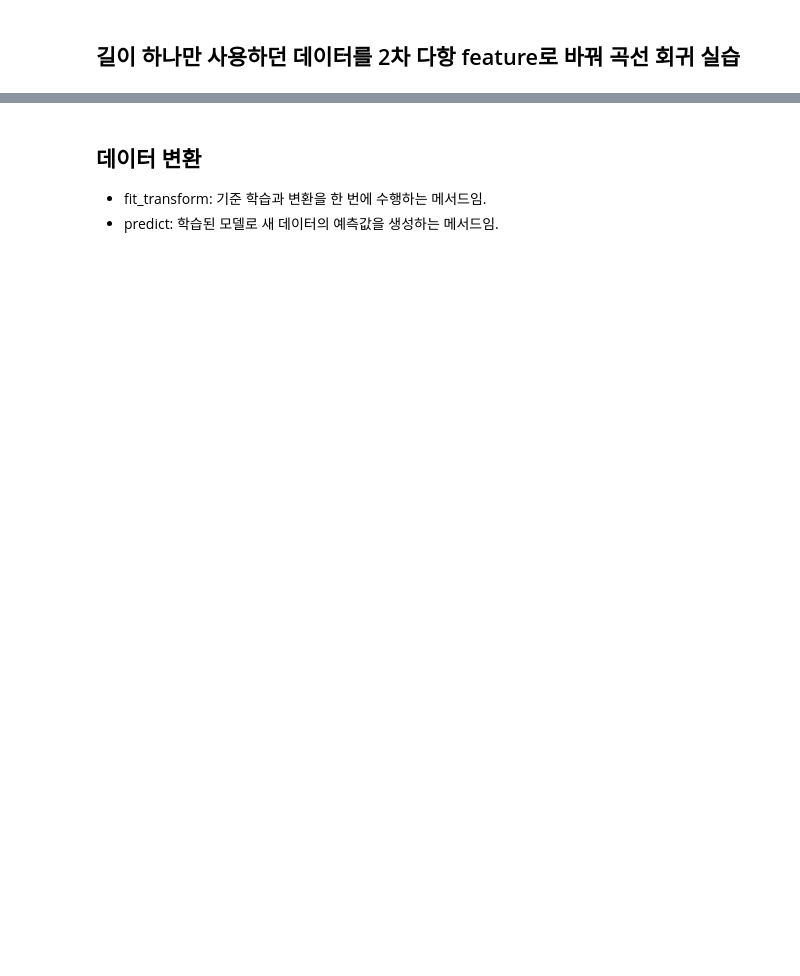
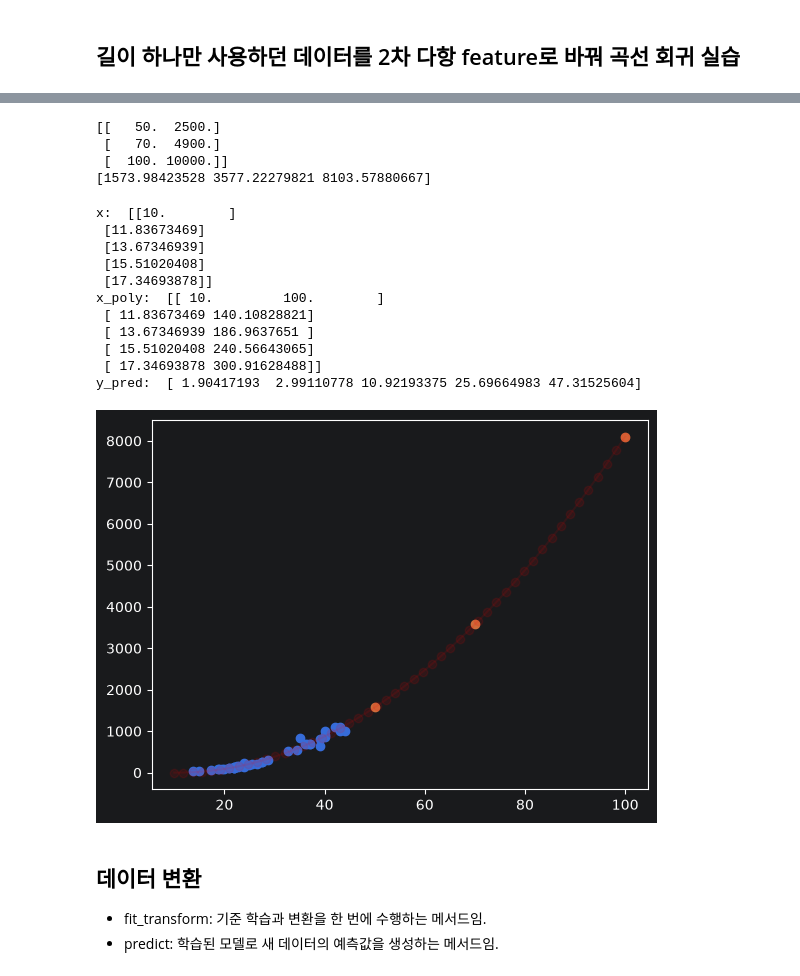
Before and after one commit to RabbitTasteDog-PRO/06_machine_learning, a Jupyter notebook: 02_regression/02_regression_overview.ipynb, the cells around one changed output, grey strips where cells are left out. Drawn from its saved outputs; the diff is of its cells as text; code cells hidden in the pictures; blank space fills up the shorter version.

```diff
--- a/02_regression/02_regression_overview.ipynb
+++ b/02_regression/02_regression_overview.ipynb
@@ -877,3 +882,62 @@ https://scikit-learn.org/stable/auto_examples/model_selection/plot_underfitting_
+# %%
+# 선형 모델 생성 후 학습
+lin_reg = LinearRegression()
+lin_reg.fit(X_train_poly, y_train)
+
+# 학습한 농어의 길이보다 큰 값에 대한 예측
+input_length=[[50],[70],[100]]
+
+# 새 입력도
+input_poly = poly.transform(input_length)
+print(input_poly)
+
+# 예측
+pred = lin_reg.predict(input_poly)
+print(pred)
+
+# perch_df = pd.Series(pred, index=input_length)
+# %% [output]
+[[   50.  2500.]
+ [   70.  4900.]
+ [  100. 10000.]]
+[1573.98423528 3577.22279821 8103.57880667]
+# %%
+plt.scatter(X_train, y_train)
+
+# 주황 점: 길이 50, 70, 100에 대한 예측 무게.
+plt.scatter(input_length, pred)
+
+# 곡선을 그릴 x좌표를 준비.
+# linspace==균등관격:  (10, 100, 50) 10부터 100까지 같은 간격의 값 50개를 만듦.
+#
+x = np.linspace(10, 100, 50).reshape(-1, 1)
+print('x: ', x[:5])
+
+# 학습 때 fit된 poly를 사용해 x도 [x, x^2] 형태로 변환.
+x_poly = poly.transform(x)
+print('x_poly: ', x_poly[:5])
+
+# 변환된 x좌표에 대한 예측 무게를 계산.
+y_pred = lin_reg.predict(x_poly)
+print('y_pred: ', y_pred[:5])
+
+# 빨간 선: 2차 다항 회귀 모델이 학습한 예측 곡선.
+plt.plot(x, y_pred, color='red', marker='o', alpha=0.1)
+
+plt.show()
+# %% [output]
+x:  [[10.        ]
+ [11.83673469]
+ [13.67346939]
+ [15.51020408]
+ [17.34693878]]
+x_poly:  [[ 10.         100.        ]
+ [ 11.83673469 140.10828821]
+ [ 13.67346939 186.9637651 ]
+ [ 15.51020408 240.56643065]
+ [ 17.34693878 300.91628488]]
+y_pred:  [ 1.90417193  2.99110778 10.92193375 25.69664983 47.31525604]
+[figure, added]
 # %% [markdown]
 ## 데이터 변환
 
```
Also changed, not shown: parts of 5 cells of this notebook, 3 other files.
